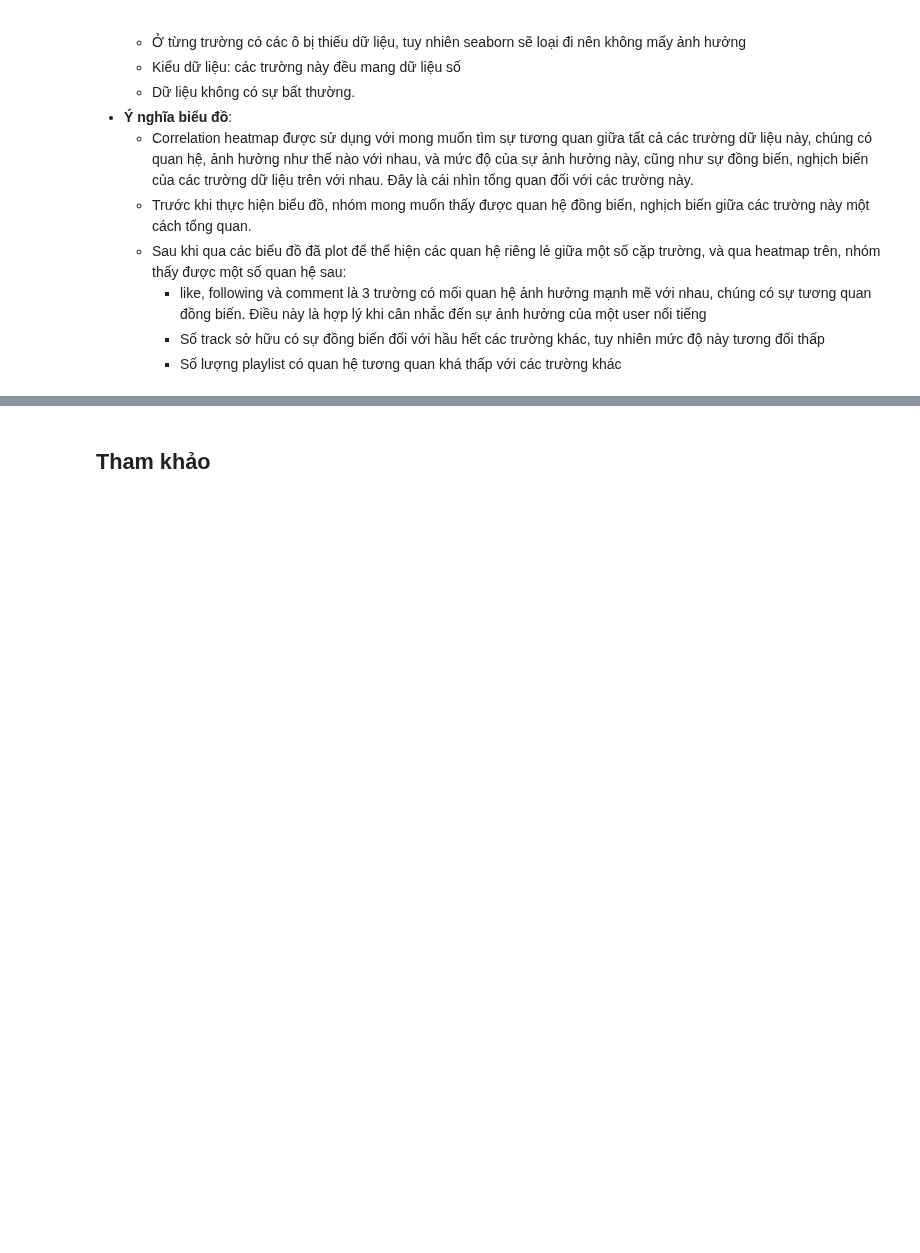
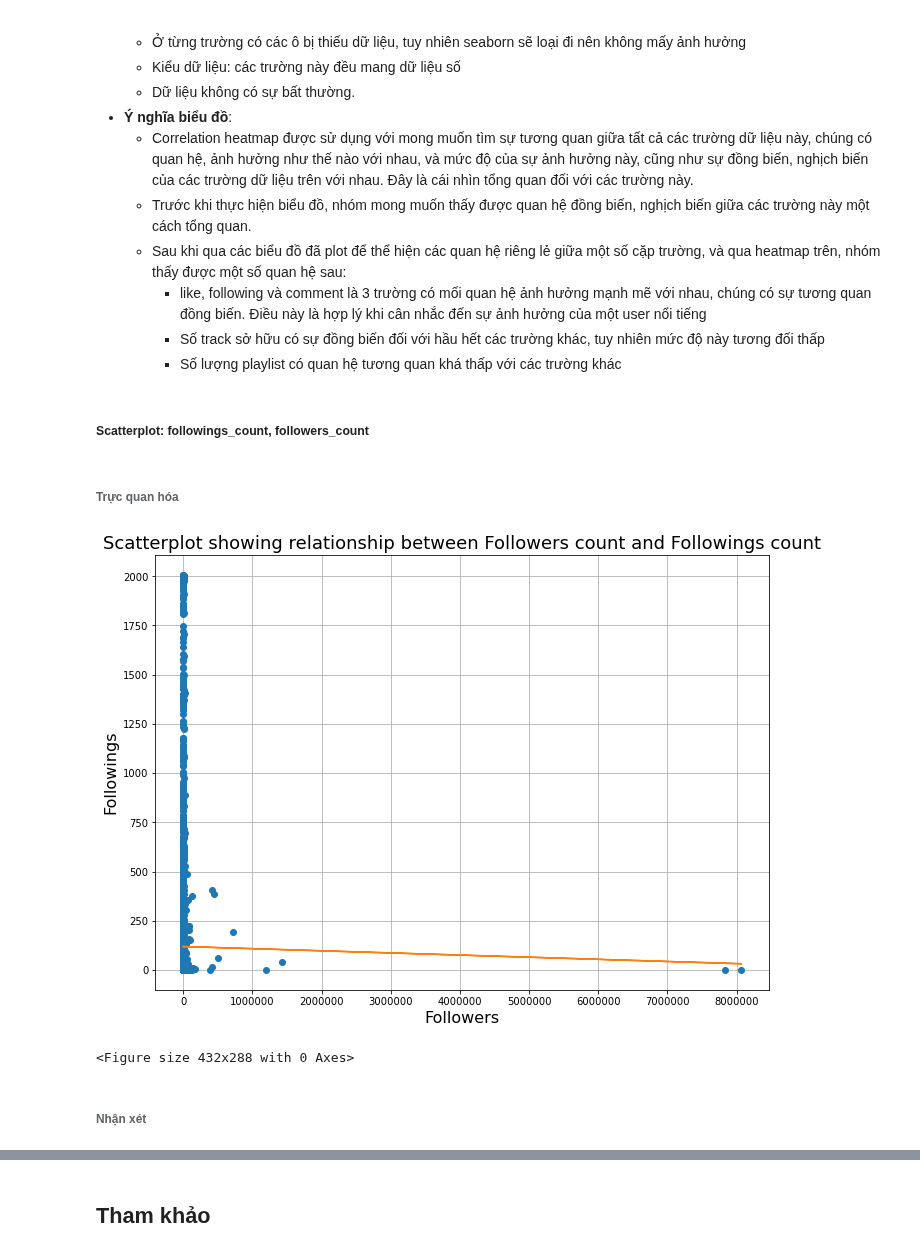
Before and after one commit to machung2001/SoundCloud, a Jupyter notebook: src/report.ipynb, the cells around one changed output, grey strips where cells are left out. Drawn from its saved outputs; the diff is of its cells as text; code cells hidden in the pictures; blank space fills up the shorter version.

Commit message:
Add users: scatterplot

```diff
--- a/src/report.ipynb
+++ b/src/report.ipynb
@@ -362,3 +364,26 @@ plt.title('Correlation matrix showing relationship between numeric-data-type col
         - like, following và comment là 3 trường có mối quan hệ ảnh hưởng mạnh mẽ với nhau, chúng có sự tương quan đồng biến. Điều này là hợp lý khi cân nhắc đến sự ảnh hưởng của một user nổi tiếng
         - Số track sở hữu có sự đồng biến đối với hầu hết các trường khác, tuy nhiên mức độ này tương đối thấp
         - Số lượng playlist có quan hệ tương quan khá thấp với các trường khác
+# %% [markdown]
+##### Scatterplot: followings_count, followers_count
+# %% [markdown]
+###### Trực quan hóa
+# %%
+x = df['followers_count']
+y = df['followings_count']
+plt.figure(figsize=(11, 8))
+plt.plot(x, y, 'o')
+m, b = np.polyfit(x, y, 1)
+plt.plot(x, m*x + b)
+plt.ticklabel_format(style='plain', axis='x')
+plt.xlabel('Followers', fontsize=16)
+plt.ylabel('Followings', fontsize=16)
+plt.title('Scatterplot showing relationship between Followers count and Followings count', fontsize=18)
+plt.grid()
+plt.show()
+plt.clf()
+# %% [output]
+[figure, added]
+<Figure size 432x288 with 0 Axes>
+# %% [markdown]
+###### Nhận xét
```
Also changed, not shown: parts of 4 cells of this notebook.
